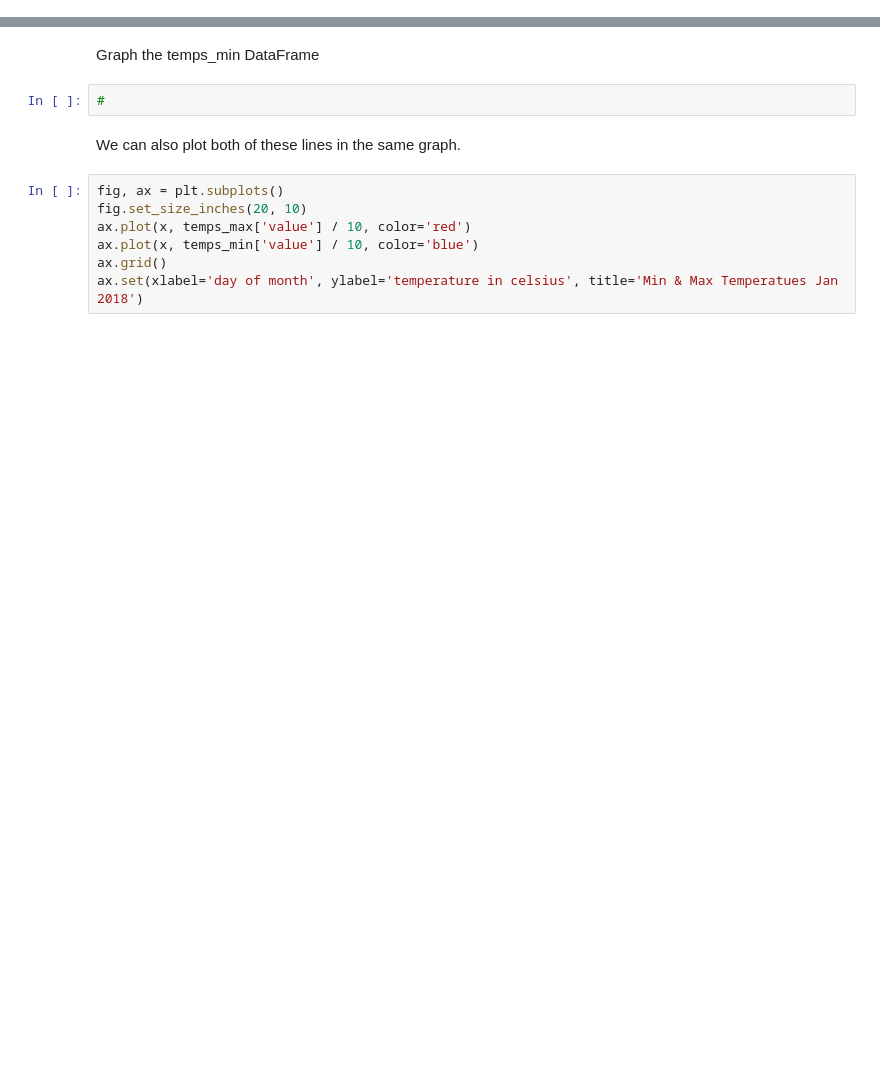
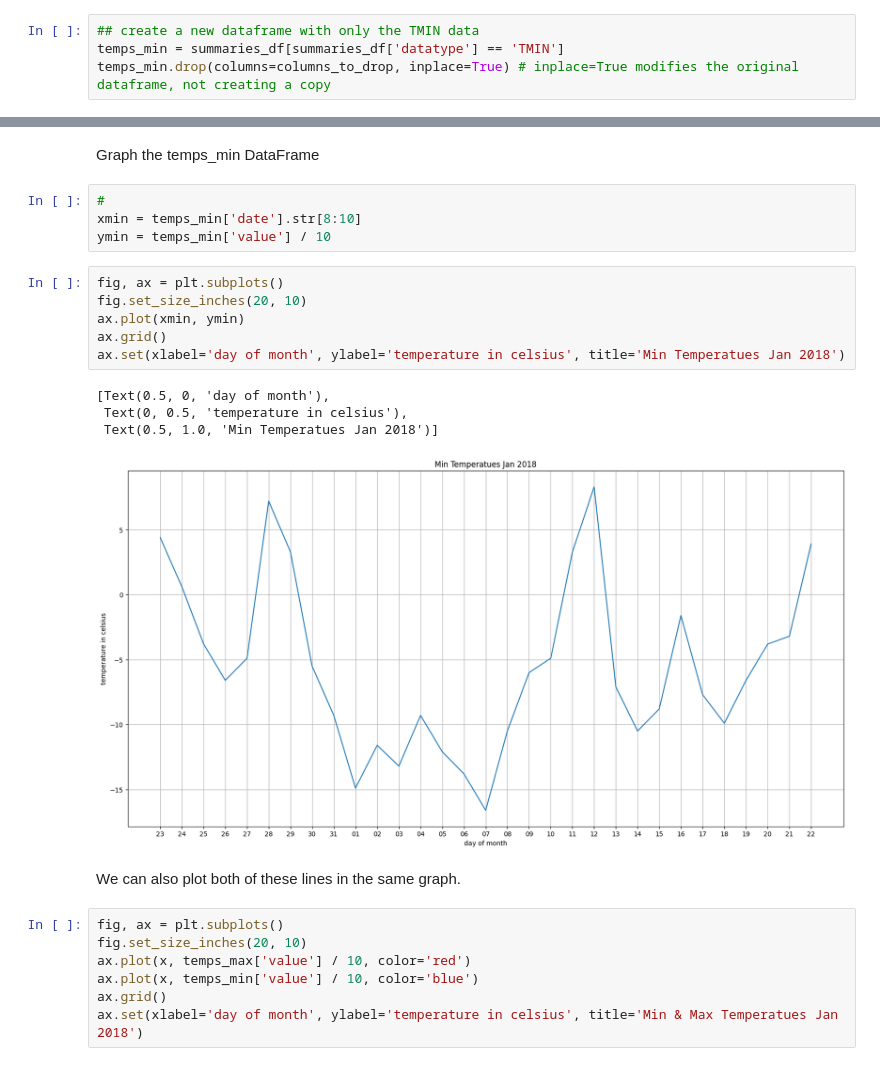
Before and after one commit to KunleAdeyanju/DataEngineering.Labs.NOAADailySummaries, a Jupyter notebook: loading_and_graphing_daily_summaries.ipynb, the cells around one changed output, grey strips where cells are left out. Cells and saved outputs as stored; diff of their text form; blank space fills up the shorter version.

```diff
--- a/loading_and_graphing_daily_summaries.ipynb
+++ b/loading_and_graphing_daily_summaries.ipynb
@@ -104,0 +107,4 @@ Create a DataFrame called temps_min that only contains the entries from df_daily
+# %%
+## create a new dataframe with only the TMIN data
+temps_min = summaries_df[summaries_df['datatype'] == 'TMIN']
+temps_min.drop(columns=columns_to_drop, inplace=True) # inplace=True modifies the original dataframe, not creating a copy
@@ -111,7 +151,20 @@ How many entries are there in the temps_min DataFrame? What are the mean, min, a
 # %% [markdown]
 Graph the temps_min DataFrame
-# %%
-#
+# %%
+#
+xmin = temps_min['date'].str[8:10]
+ymin = temps_min['value'] / 10
+# %%
+fig, ax = plt.subplots()
+fig.set_size_inches(20, 10)
+ax.plot(xmin, ymin)
+ax.grid()
+ax.set(xlabel='day of month', ylabel='temperature in celsius', title='Min Temperatues Jan 2018')
+# %% [output]
+[Text(0.5, 0, 'day of month'),
+ Text(0, 0.5, 'temperature in celsius'),
+ Text(0.5, 1.0, 'Min Temperatues Jan 2018')]
+[figure, added]
 # %% [markdown]
 We can also plot both of these lines in the same graph.
 # %%
```
Also changed, not shown: parts of 9 cells of this notebook.
